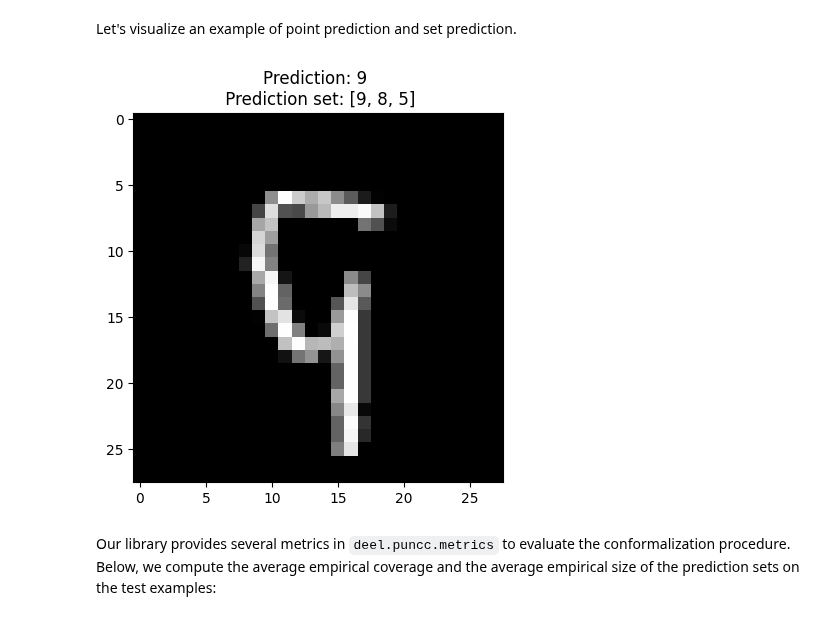
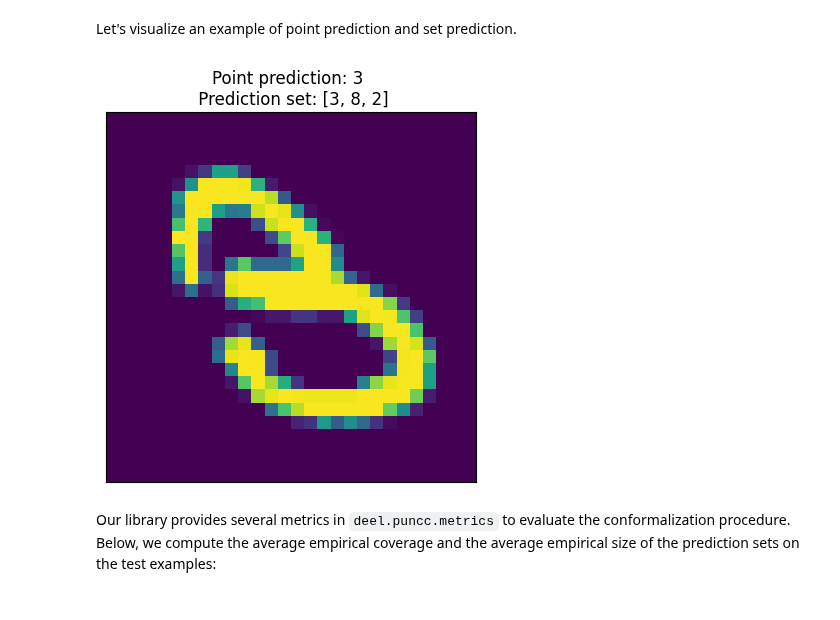
Before and after one commit to deel-ai/puncc, a Jupyter notebook: docs/quickstart.ipynb, the cells around one changed output. Cells and saved outputs as stored; diff of their text form; code cells hidden in the pictures.

```diff
--- a/docs/quickstart.ipynb
+++ b/docs/quickstart.ipynb
@@ -279,12 +286,14 @@ Let's visualize an example of point prediction and set prediction.
 # %%
 import matplotlib.pyplot as plt
 
-sample = 62
+sample = 18
 
-plt.imshow(X_test[sample].reshape((28,28)), cmap="gray")
-_ = plt.title(f"Prediction: {np.argmax(y_pred[sample])} \n Prediction set: {set_pred[sample]}")
+plt.imshow(X_test[sample].reshape((28,28)))
+_ = plt.title(f"Point prediction: {np.argmax(y_pred[sample])} \n Prediction set: {set_pred[sample]}")
+_ = plt.xticks([])
+_ = plt.yticks([])
 # %% [output]
-[figure, old version]
+[figure, new version]
 # %% [markdown]
 Our library provides several metrics in `deel.puncc.metrics` to evaluate the conformalization procedure. Below, we compute the average empirical coverage and the average empirical size of the prediction sets on the test examples:
 # %%
```
Also changed, not shown: parts of 8 cells of this notebook, 3 other files.
